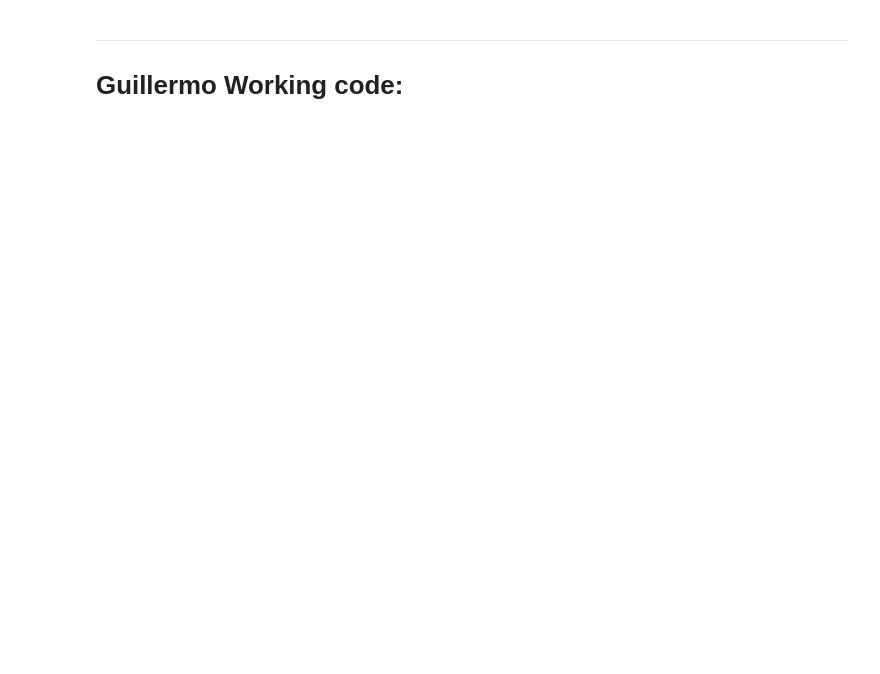
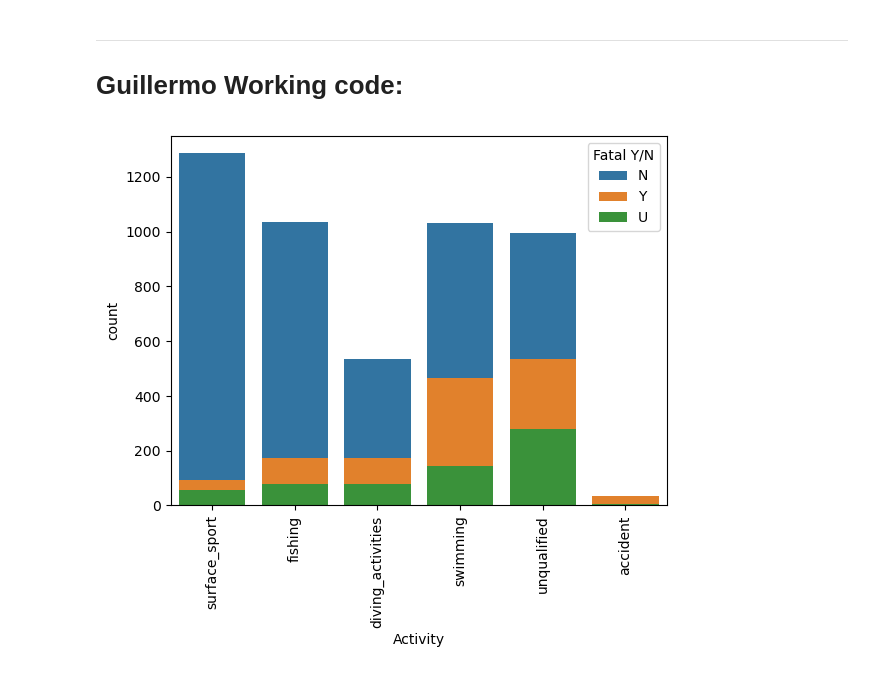
Before and after one commit to martijnooo/shark_attack, a Jupyter notebook: shark_attack.ipynb, the cells around one changed output. Drawn from its saved outputs; the diff is of its cells as text; code cells hidden in the pictures; blank space fills up the shorter version.

```diff
--- a/shark_attack.ipynb
+++ b/shark_attack.ipynb
@@ -571,0 +593,6 @@ df['Region'] = df['Region'].fillna('unknown')
+# %%
+sns.countplot(df, x="Activity", hue="Fatal Y/N", dodge=False)
+plt.xticks(rotation=90)
+plt.show()
+# %% [output]
+[figure, added]
```
Also changed, not shown: parts of 15 cells of this notebook.
